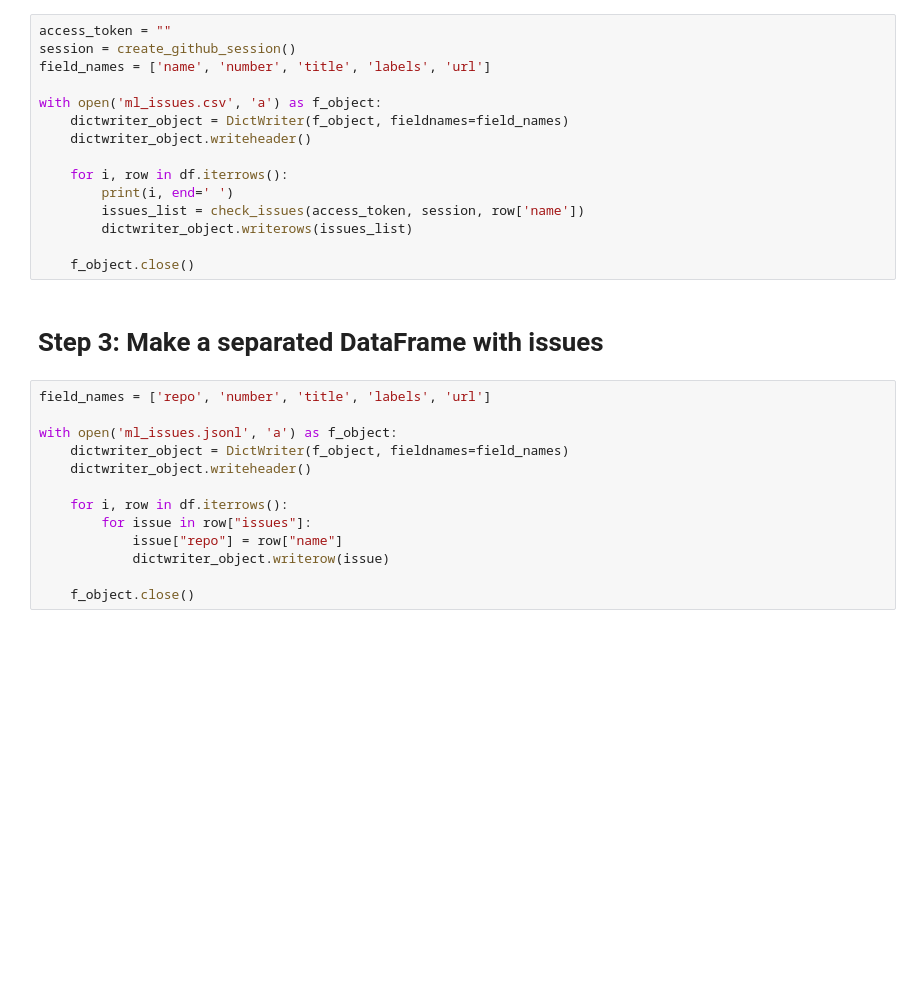
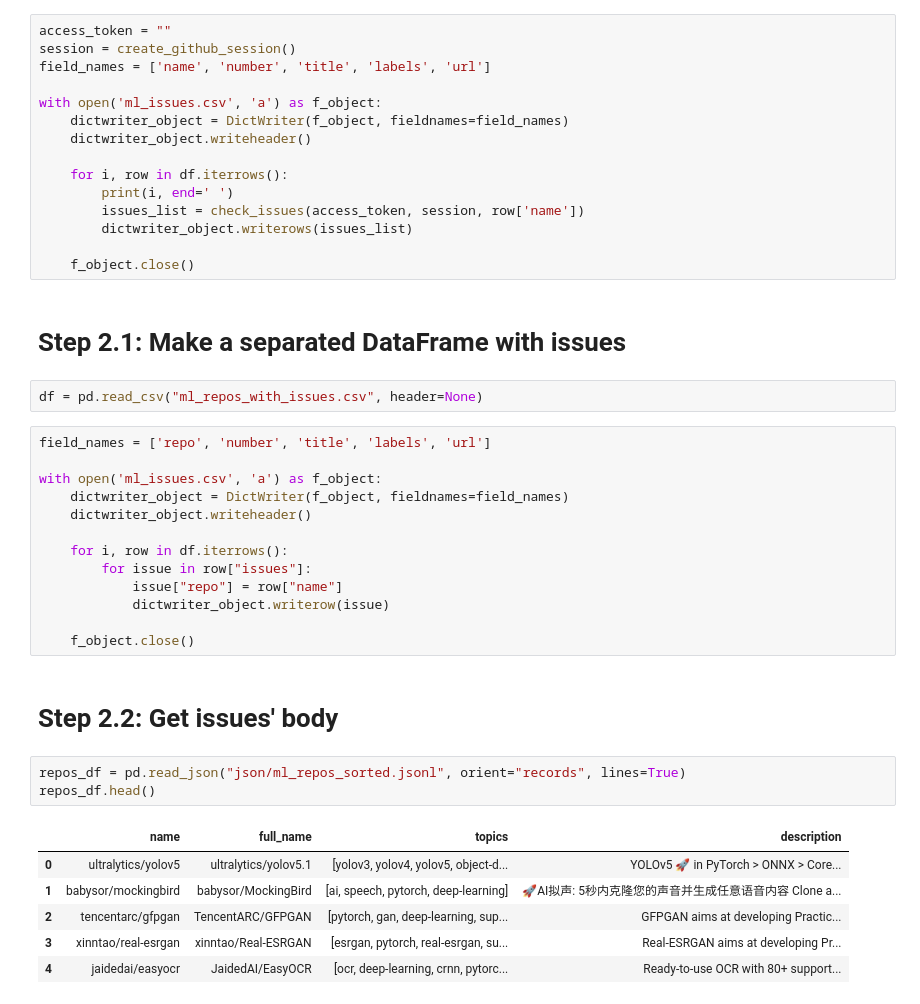
Before and after one commit to JetBrains-Research/nn-design-smells, a Jupyter notebook: github-scrap/GitHubScrap.ipynb, the cells around one changed output. Saved outputs shown, nothing was run; the diff lists cells and outputs as text; blank space fills up the shorter version.

```diff
--- a/github-scrap/GitHubScrap.ipynb
+++ b/github-scrap/GitHubScrap.ipynb
@@ -241,11 +245,13 @@ with open('ml_issues.csv', 'a') as f_object:
 
     f_object.close()
 # %% [markdown]
-# Step 3: Make a separated DataFrame with issues
+# Step 2.1: Make a separated DataFrame with issues
+# %%
+df = pd.read_csv("ml_repos_with_issues.csv", header=None)
 # %%
 field_names = ['repo', 'number', 'title', 'labels', 'url']
 
-with open('ml_issues.jsonl', 'a') as f_object:
+with open('ml_issues.csv', 'a') as f_object:
     dictwriter_object = DictWriter(f_object, fieldnames=field_names)
     dictwriter_object.writeheader()
 
@@ -255,3 +261,15 @@ with open('ml_issues.jsonl', 'a') as f_object:
             dictwriter_object.writerow(issue)
 
     f_object.close()
+# %% [markdown]
+# Step 2.2: Get issues' body
+# %%
+repos_df = pd.read_json("json/ml_repos_sorted.jsonl", orient="records", lines=True)
+repos_df.head()
+# %% [output]
+|  | name | full_name | topics | description |
+| 0 | ultralytics/yolov5 | ultralytics/yolov5.1 | [yolov3, yolov4, yolov5, object-d... | YOLOv5 🚀 in PyTorch > ONNX > Core... |
+| 1 | babysor/mockingbird | babysor/MockingBird | [ai, speech, pytorch, deep-learning] | 🚀AI拟声: 5秒内克隆您的声音并生成任意语音内容 Clone a... |
+| 2 | tencentarc/gfpgan | TencentARC/GFPGAN | [pytorch, gan, deep-learning, sup... | GFPGAN aims at developing Practic... |
+| 3 | xinntao/real-esrgan | xinntao/Real-ESRGAN | [esrgan, pytorch, real-esrgan, su... | Real-ESRGAN aims at developing Pr... |
+| 4 | jaidedai/easyocr | JaidedAI/EasyOCR | [ocr, deep-learning, crnn, pytorc... | Ready-to-use OCR with 80+ support... |
```
Also changed, not shown: parts of 6 cells of this notebook, 1 other file.
